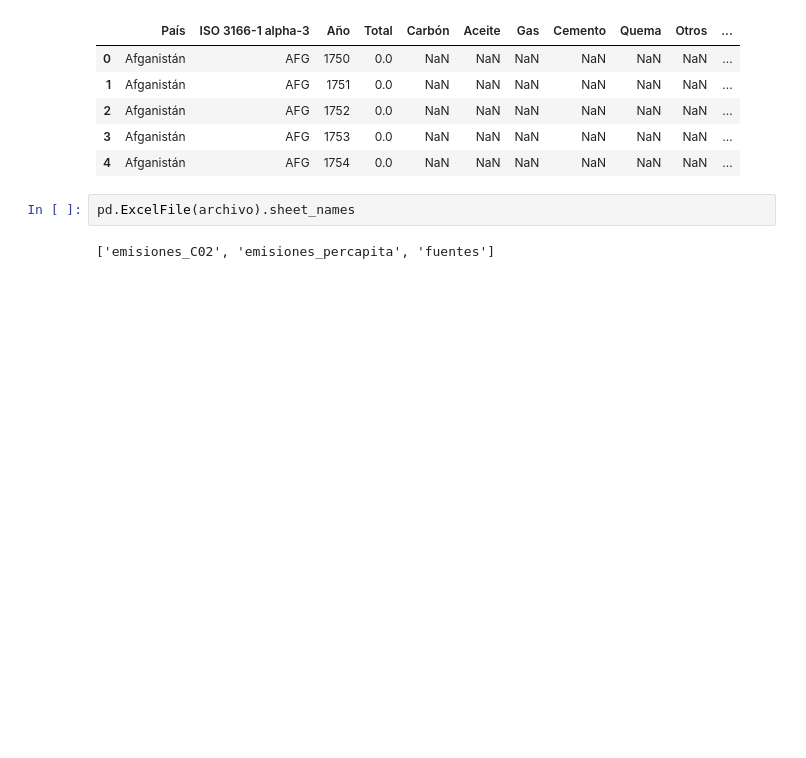
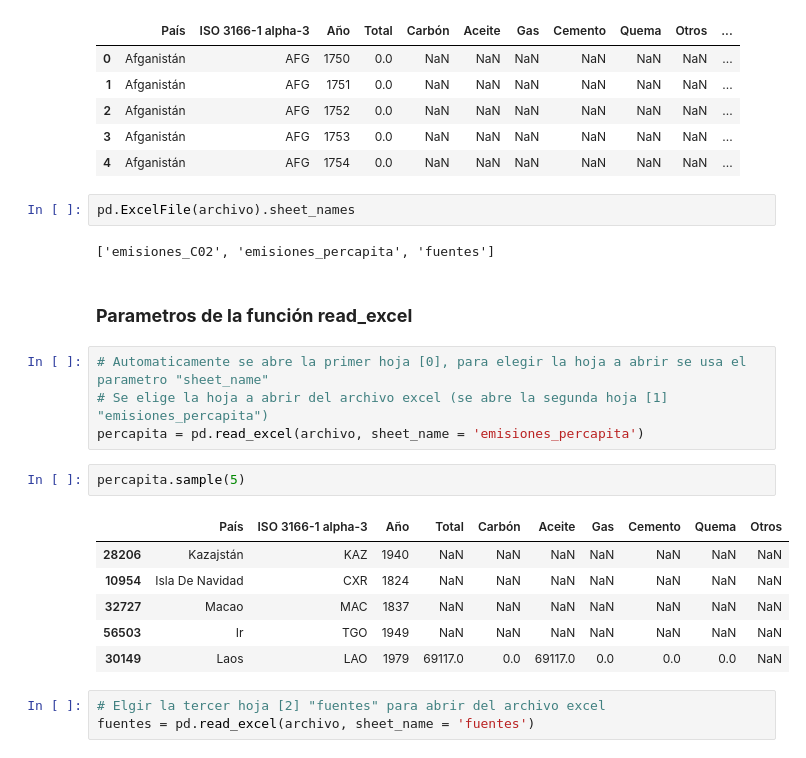
Before and after one commit to OctavioPinoRosas/CursoAlura_DataScience, a Jupyter notebook: Pandas E-S/pandas_I_O.ipynb, the cells around one changed output. Drawn from its saved outputs; the diff is of its cells as text; blank space fills up the shorter version.

```diff
--- a/Pandas E-S/pandas_I_O.ipynb
+++ b/Pandas E-S/pandas_I_O.ipynb
@@ -159,3 +159,21 @@ datos_co2.head()
 pd.ExcelFile(archivo).sheet_names
 # %% [output]
 ['emisiones_C02', 'emisiones_percapita', 'fuentes']
+# %% [markdown]
+### **Parametros de la función read_excel**
+# %%
+# Automaticamente se abre la primer hoja [0], para elegir la hoja a abrir se usa el parametro "sheet_name"
+# Se elige la hoja a abrir del archivo excel (se abre la segunda hoja [1] "emisiones_percapita")
+percapita = pd.read_excel(archivo, sheet_name = 'emisiones_percapita')
+# %%
+percapita.sample(5)
+# %% [output]
+|  | País | ISO 3166-1 alpha-3 | Año | Total | Carbón | Aceite | Gas | Cemento | Quema | Otros |
+| 28206 | Kazajstán | KAZ | 1940 | NaN | NaN | NaN | NaN | NaN | NaN | NaN |
+| 10954 | Isla De Navidad | CXR | 1824 | NaN | NaN | NaN | NaN | NaN | NaN | NaN |
+| 32727 | Macao | MAC | 1837 | NaN | NaN | NaN | NaN | NaN | NaN | NaN |
+| 56503 | Ir | TGO | 1949 | NaN | NaN | NaN | NaN | NaN | NaN | NaN |
+| 30149 | Laos | LAO | 1979 | 69117.0 | 0.0 | 69117.0 | 0.0 | 0.0 | 0.0 | NaN |
+# %%
+# Elgir la tercer hoja [2] "fuentes" para abrir del archivo excel
+fuentes = pd.read_excel(archivo, sheet_name = 'fuentes')
```
Also changed, not shown: parts of 5 cells of this notebook.
